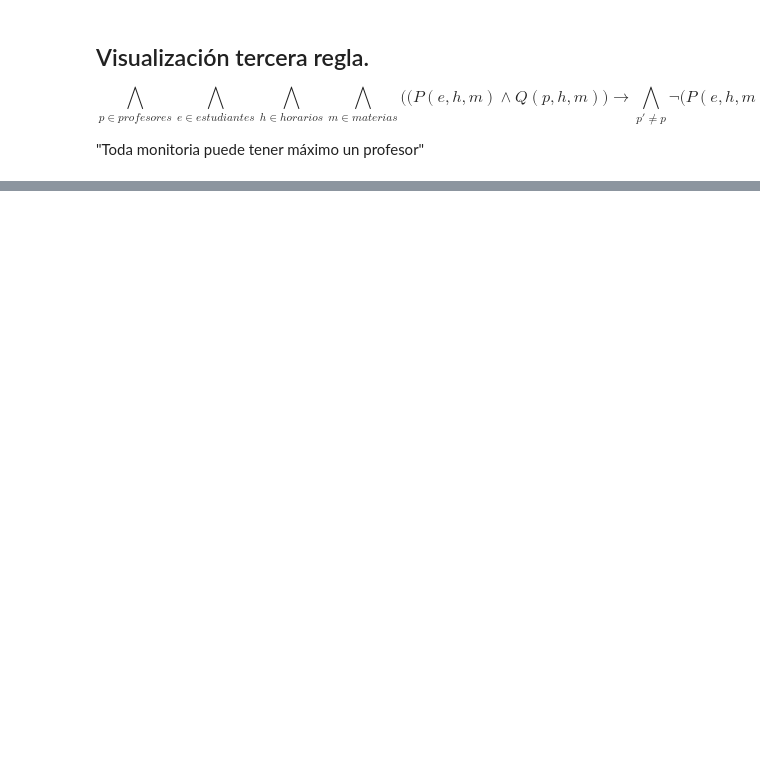
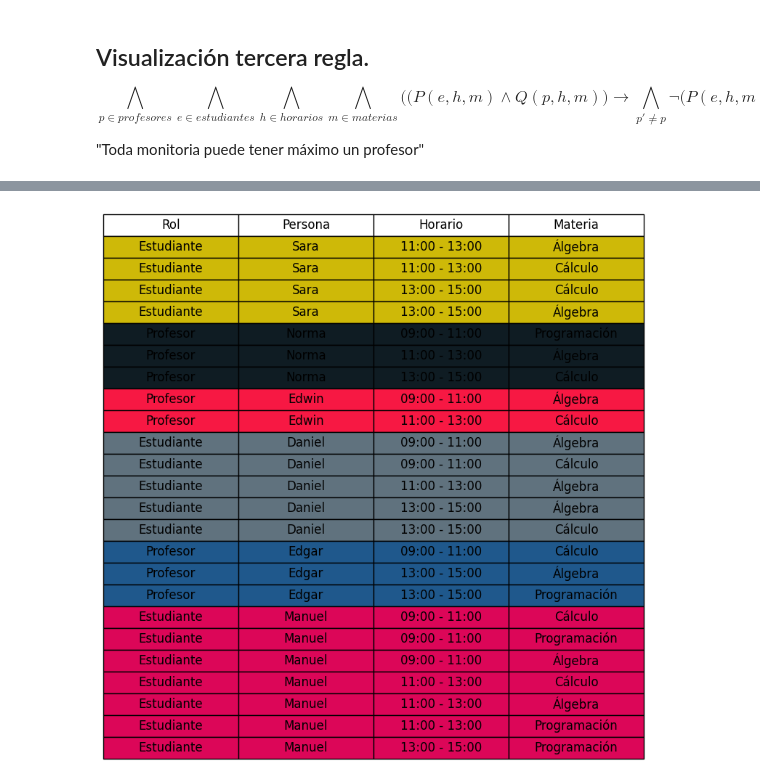
Before and after one commit to ManuelCrzUR/Proyecto_final_LPCC, a Jupyter notebook: entrega3/interfaz_proyecto.ipynb, the cells around one changed output, grey strips where cells are left out. Saved outputs shown, nothing was run; the diff lists cells and outputs as text; code cells hidden in the pictures; blank space fills up the shorter version.

Commit message:
Se avanza con la interfaz y se realiza debuging, sigue dañada la regla 2, pero ya sirve

```diff
--- a/entrega3/interfaz_proyecto.ipynb
+++ b/entrega3/interfaz_proyecto.ipynb
@@ -110,0 +121,12 @@ else:
+# %%
+A = Ytoria(h.reglas)
+t = tseitin(A)
+
+s, dic = dpll(t, {})
+
+if s == 'Satisfacible':
+    h.visualizar_est(dic)
+else:
+    print('bobo')
+# %% [output]
+[figure, added]
```
Also changed, not shown: parts of 9 cells of this notebook, 2 other files.
